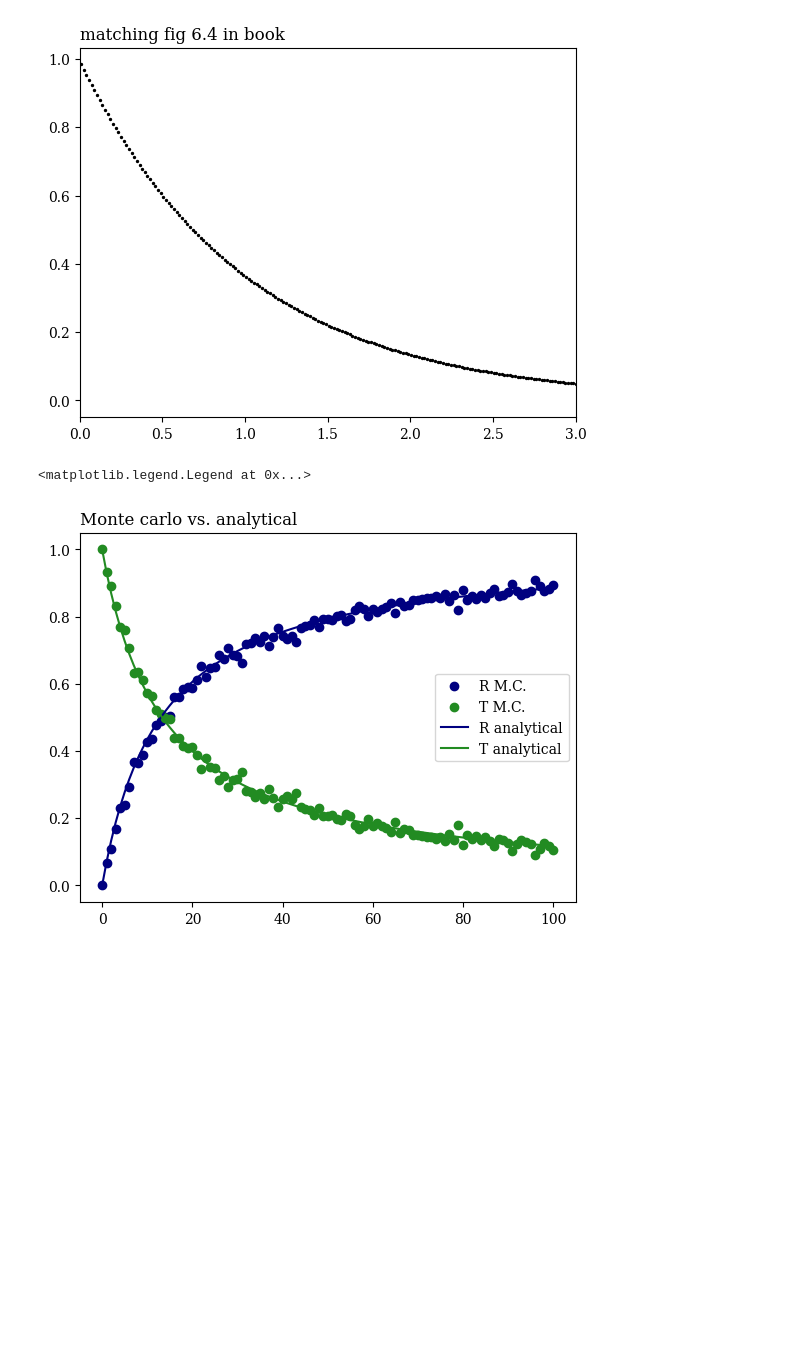
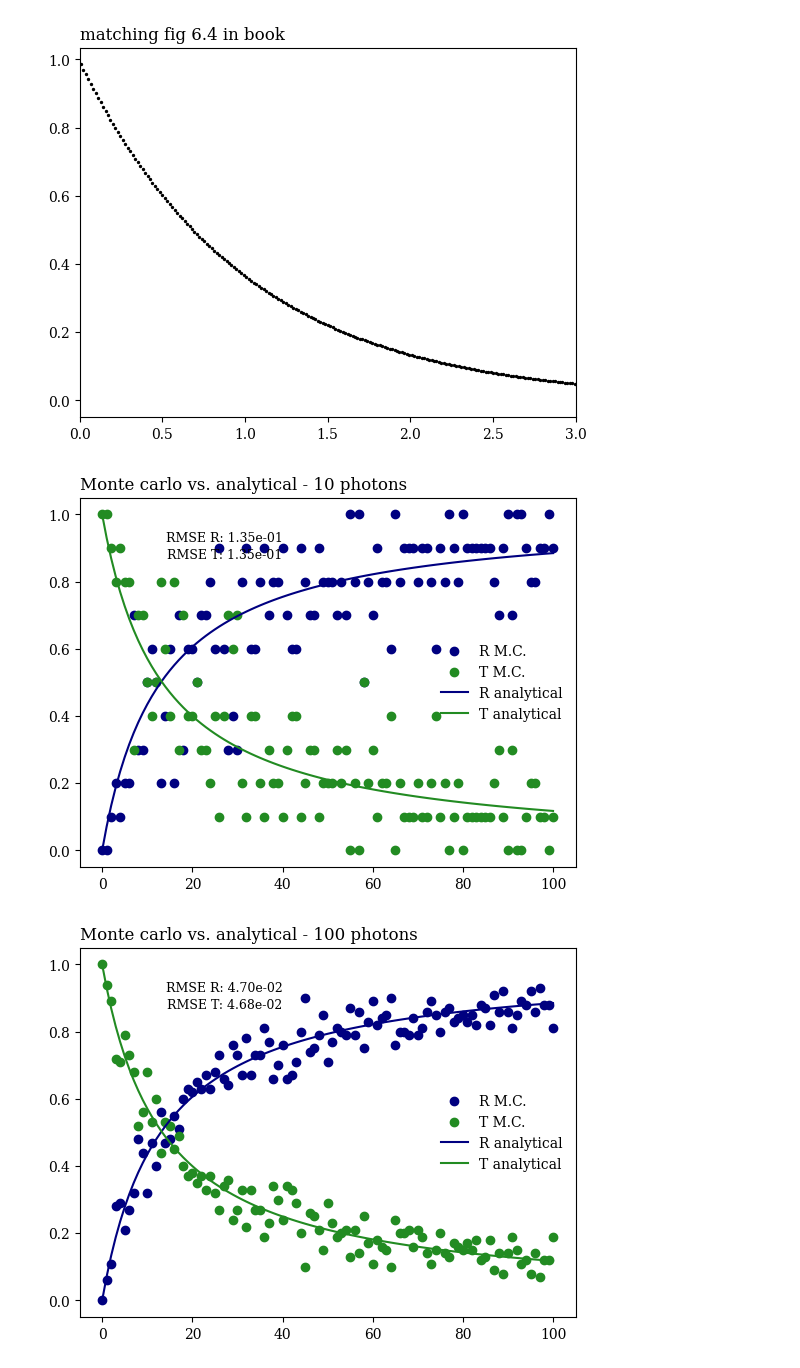
Before and after one commit to Mte2112/ATOC5235, a Jupyter notebook: final_project/montecarlo_2stream.ipynb, the cells around one changed output. Drawn from its saved outputs; the diff is of its cells as text; code cells hidden in the pictures; blank space fills up the shorter version.

Commit message:
convergence plots and reformatting

```diff
--- a/final_project/montecarlo_2stream.ipynb
+++ b/final_project/montecarlo_2stream.ipynb
@@ -86,10 +96,22 @@ for cloud in optical_depths:
 # %%
-plt.scatter(optical_depths, R_array, label="R M.C.", color="navy")
-plt.scatter(optical_depths, T_array, label="T M.C.", color="forestgreen")
-plt.plot(optical_depths, R_theory, label="R theoretical",color="navy")
-plt.plot(optical_depths, T_theory, label="T theoretical", color="forestgreen")
-plt.title("Monte carlo vs. analytical", loc="left")
-plt.legend()
+for num_sims in [1e1, 1e2, 1e3, 1e4]:
+    # get % scattered vs. transmitted
+    R_array, T_array = count_RTA(tau_array, int(num_sims))
+
+    # get rmse from analytical
+    rmse_R = root_mean_squared_error(R_theory, R_array)
+    rmse_T = root_mean_squared_error(T_theory, T_array)
+
+    plt.scatter(optical_depths, R_array, label="R M.C.", color="navy")
+    plt.scatter(optical_depths, T_array, label="T M.C.", color="forestgreen")
+    plt.plot(optical_depths, R_theory, label="R analytical",color="navy")
+    plt.plot(optical_depths, T_theory, label="T analytical", color="forestgreen")
+    plt.title(f"Monte carlo vs. analytical - {int(num_sims)} photons", loc="left")
+    plt.legend(frameon=False)
+
+    plt.text(40, 0.95, f'RMSE R: {"{:.2e}".format(rmse_R)}', fontsize=9, ha='right', va='top')
+    plt.text(40, 0.9, f'RMSE T: {"{:.2e}".format(rmse_T)}', fontsize=9, ha='right', va='top')
+    plt.show()
 # %% [output]
-<matplotlib.legend.Legend at 0x...>
-[figure, old version]
+[figure, new version]
+[figure, added]
```
Also changed, not shown: parts of 6 cells of this notebook.
